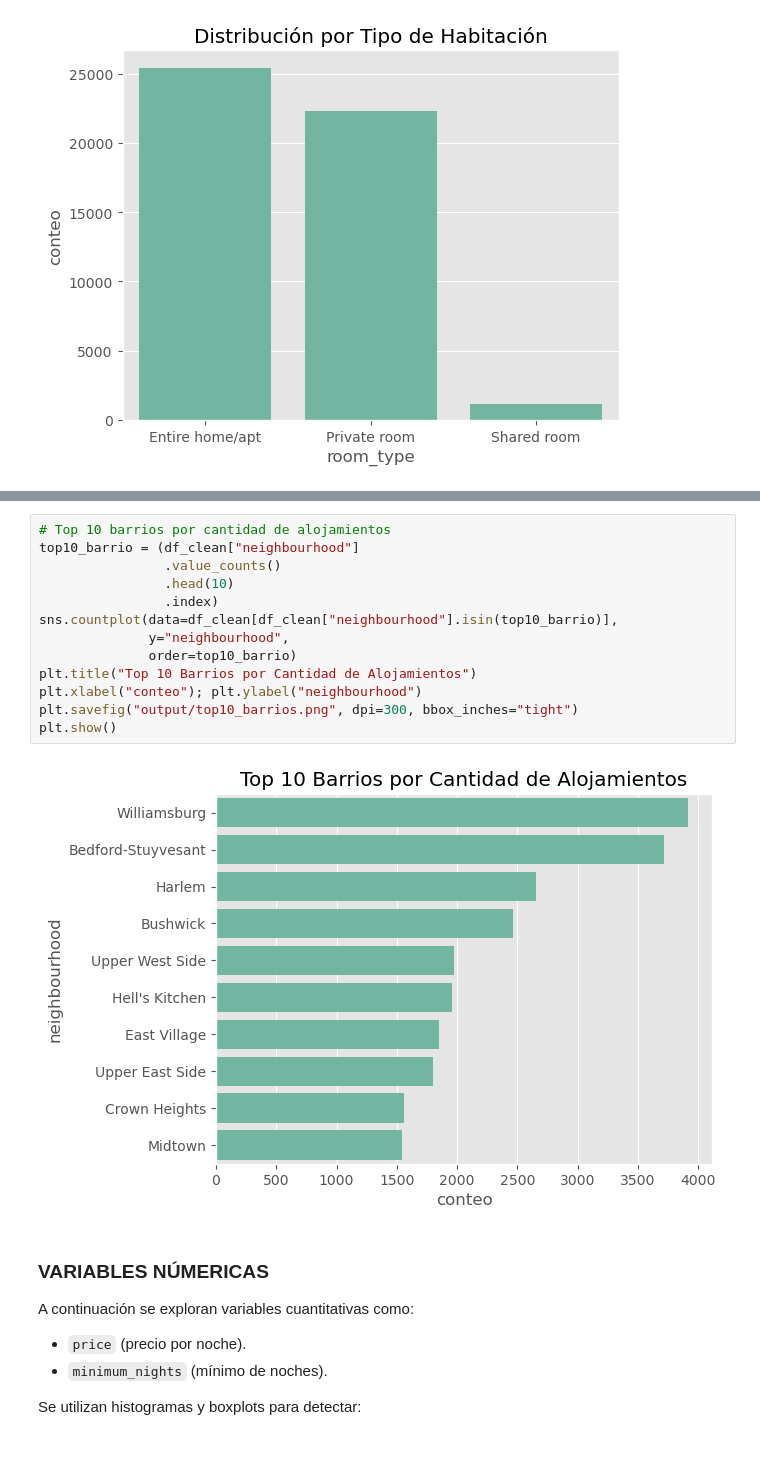
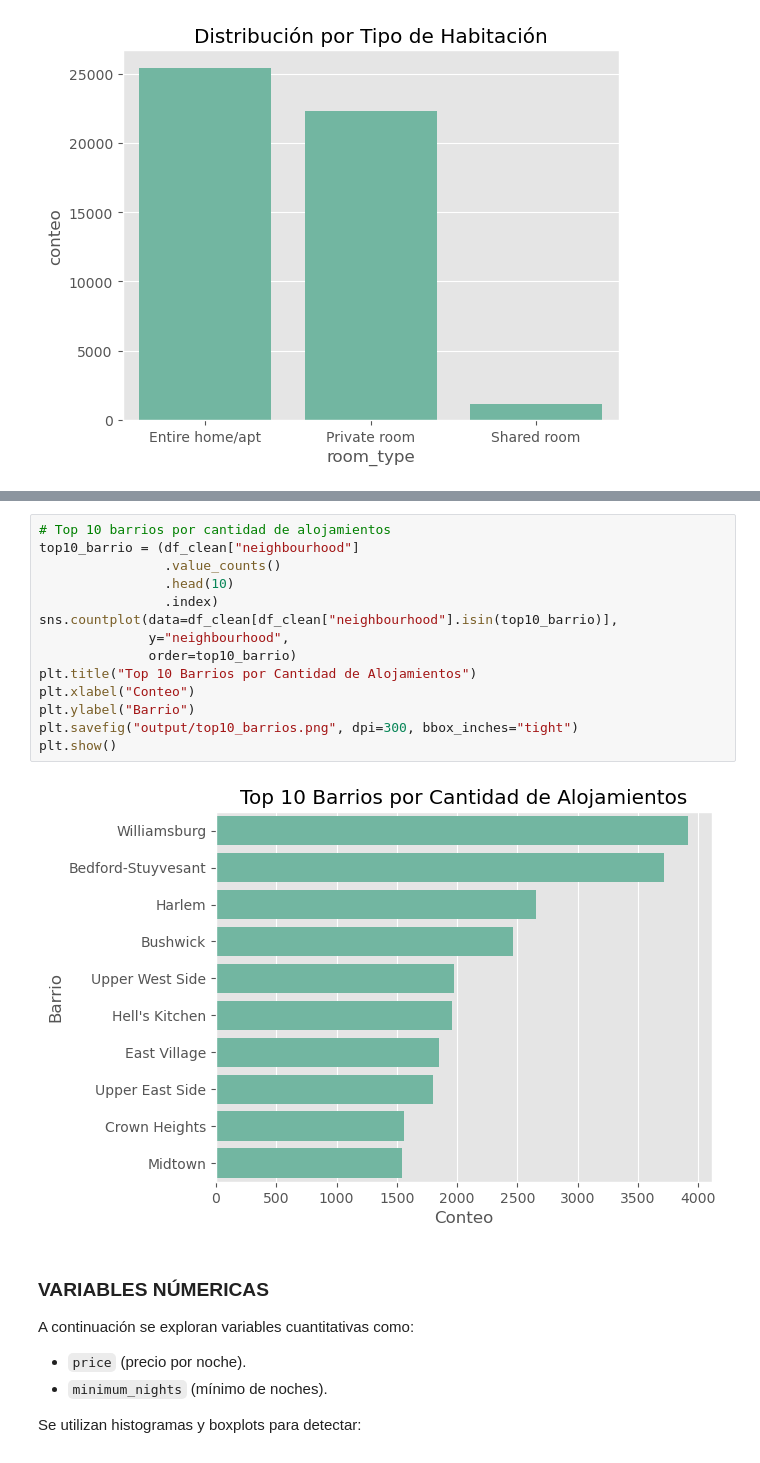
Before and after one commit to Vikktor93/airbnb-EDA-datalab, a Jupyter notebook: 001_EDA.ipynb, the cells around one changed output, grey strips where cells are left out. Cells and saved outputs as stored; diff of their text form.

```diff
--- a/001_EDA.ipynb
+++ b/001_EDA.ipynb
@@ -197,18 +198,19 @@ plt.show()
 # %%
 # Top 10 barrios por cantidad de alojamientos
 top10_barrio = (df_clean["neighbourhood"]
                 .value_counts()
                 .head(10)
                 .index)
 sns.countplot(data=df_clean[df_clean["neighbourhood"].isin(top10_barrio)],
               y="neighbourhood",
               order=top10_barrio)
 plt.title("Top 10 Barrios por Cantidad de Alojamientos")
-plt.xlabel("conteo"); plt.ylabel("neighbourhood")
+plt.xlabel("Conteo")
+plt.ylabel("Barrio")
 plt.savefig("output/top10_barrios.png", dpi=300, bbox_inches="tight")
 plt.show()
 # %% [output]
-[figure, old version]
+[figure, new version]
 # %% [markdown]
 ### **VARIABLES NÚMERICAS**
 
```
Also changed, not shown: parts of 1 cell of this notebook, 2 other files.
